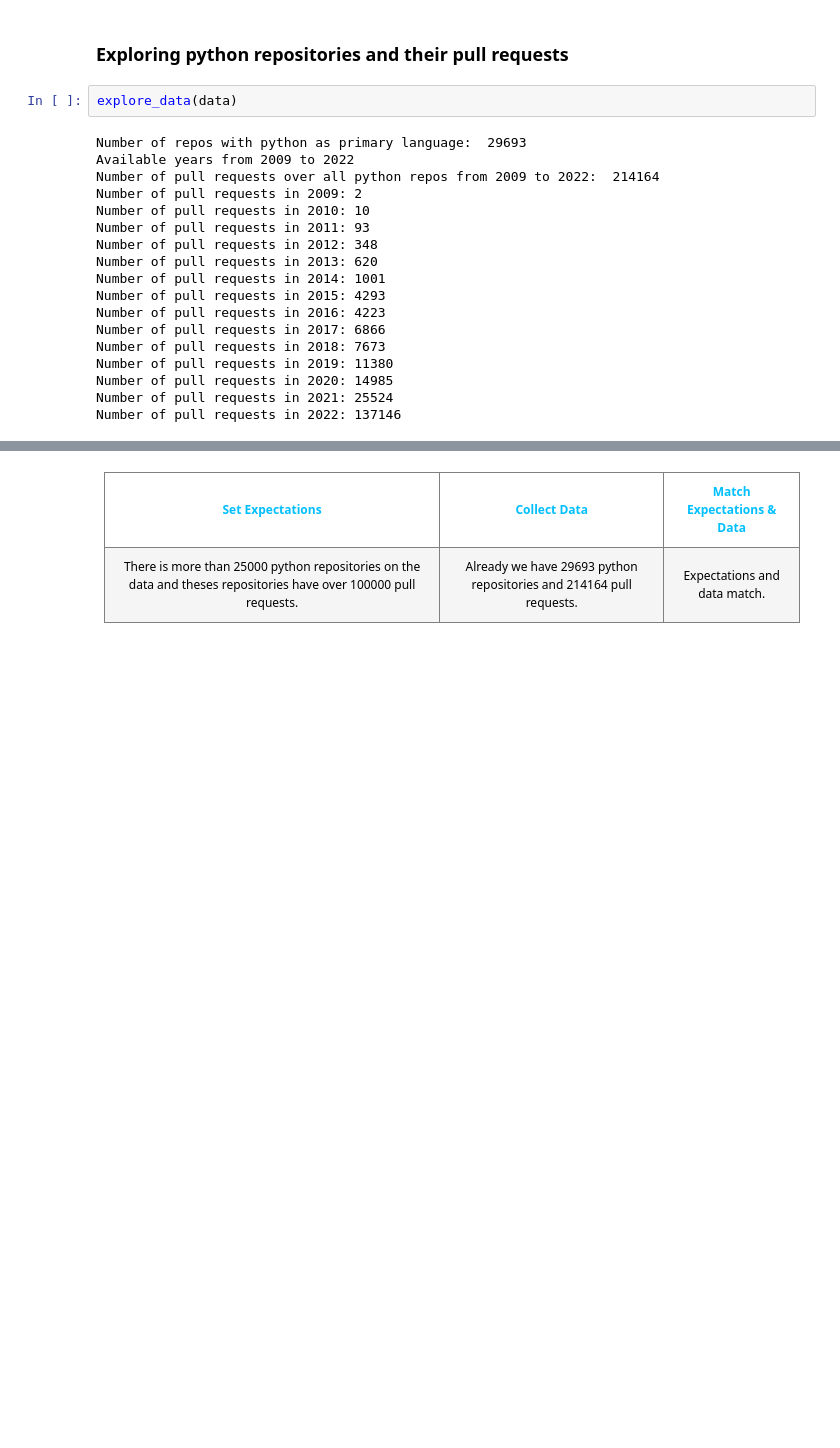
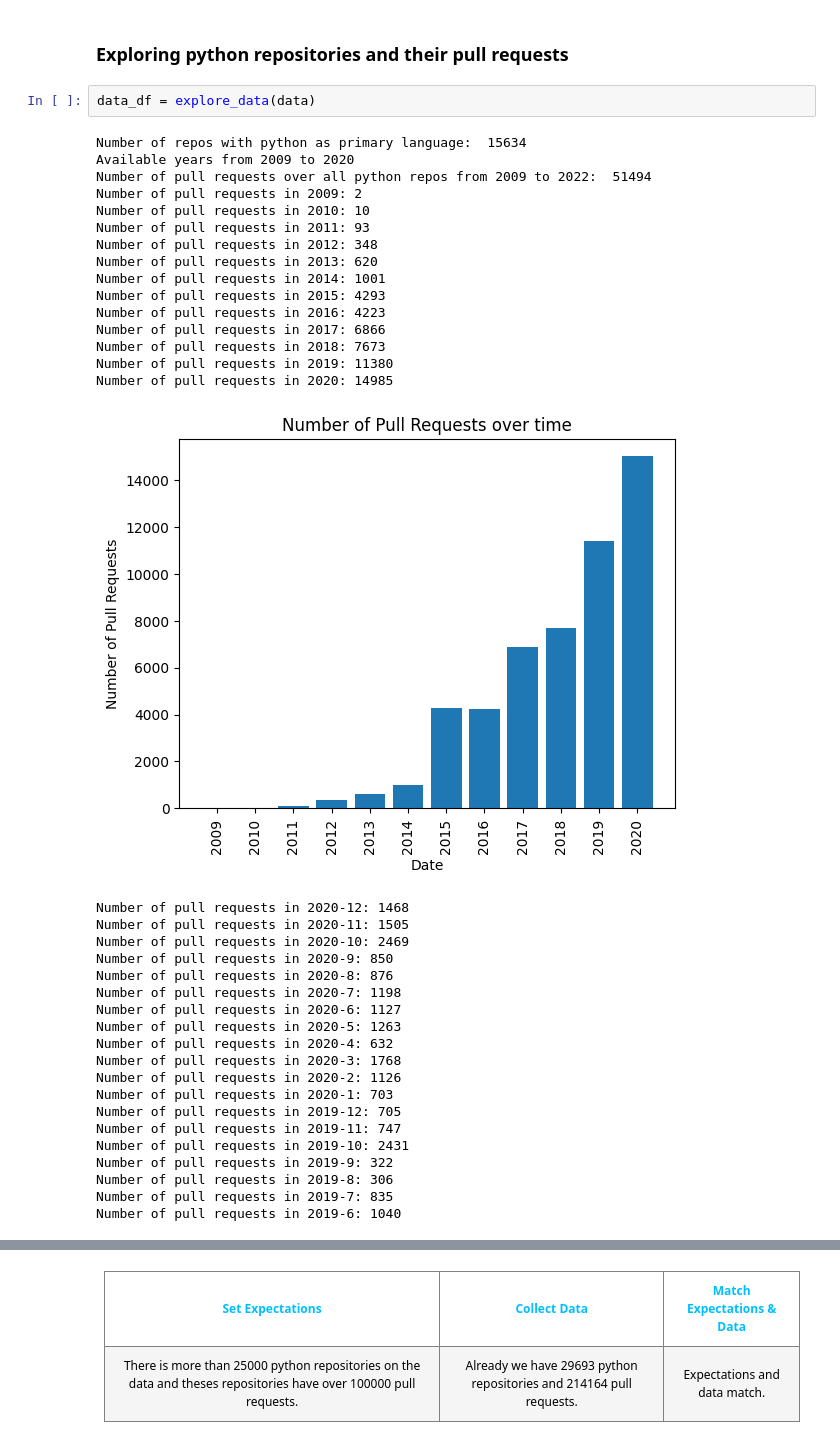
Before and after one commit to EssamWisam/Github-Metadata-Analytics, a Jupyter notebook: Questions/P - Expected Python Contributions/Expected Python Contributions.ipynb, the cells around one changed output, grey strips where cells are left out. Drawn from its saved outputs; the diff is of its cells as text; blank space fills up the shorter version.

```diff
--- a/Questions/P - Expected Python Contributions/Expected Python Contributions.ipynb
+++ b/Questions/P - Expected Python Contributions/Expected Python Contributions.ipynb
@@ -81,22 +81,40 @@ data.head()
 # %% [markdown]
 ### Exploring python repositories and their pull requests
-# %%
-explore_data(data)
-# %% [output]
-Number of repos with python as primary language:  29693
-Available years from 2009 to 2022
-Number of pull requests over all python repos from 2009 to 2022:  214164
-Number of pull requests in 2009: 2
-Number of pull requests in 2010: 10
-Number of pull requests in 2011: 93
-Number of pull requests in 2012: 348
-Number of pull requests in 2013: 620
-Number of pull requests in 2014: 1001
-Number of pull requests in 2015: 4293
-Number of pull requests in 2016: 4223
-Number of pull requests in 2017: 6866
-Number of pull requests in 2018: 7673
-Number of pull requests in 2019: 11380
-Number of pull requests in 2020: 14985
-Number of pull requests in 2021: 25524
-Number of pull requests in 2022: 137146
+# %%
+data_df = explore_data(data)
+# %% [output]
+Number of repos with python as primary language:  15634
+Available years from 2009 to 2020
+Number of pull requests over all python repos from 2009 to 2022:  51494
+Number of pull requests in 2009: 2
+Number of pull requests in 2010: 10
+Number of pull requests in 2011: 93
+Number of pull requests in 2012: 348
+Number of pull requests in 2013: 620
+Number of pull requests in 2014: 1001
+Number of pull requests in 2015: 4293
+Number of pull requests in 2016: 4223
+Number of pull requests in 2017: 6866
+Number of pull requests in 2018: 7673
+Number of pull requests in 2019: 11380
+Number of pull requests in 2020: 14985
+[figure, added]
+Number of pull requests in 2020-12: 1468
+Number of pull requests in 2020-11: 1505
+Number of pull requests in 2020-10: 2469
+Number of pull requests in 2020-9: 850
+Number of pull requests in 2020-8: 876
+Number of pull requests in 2020-7: 1198
+Number of pull requests in 2020-6: 1127
+Number of pull requests in 2020-5: 1263
+Number of pull requests in 2020-4: 632
+Number of pull requests in 2020-3: 1768
+Number of pull requests in 2020-2: 1126
+Number of pull requests in 2020-1: 703
+Number of pull requests in 2019-12: 705
+Number of pull requests in 2019-11: 747
+Number of pull requests in 2019-10: 2431
+Number of pull requests in 2019-9: 322
+Number of pull requests in 2019-8: 306
+Number of pull requests in 2019-7: 835
+Number of pull requests in 2019-6: 1040
```
Also changed, not shown: parts of 20 cells of this notebook, 3 other files.
